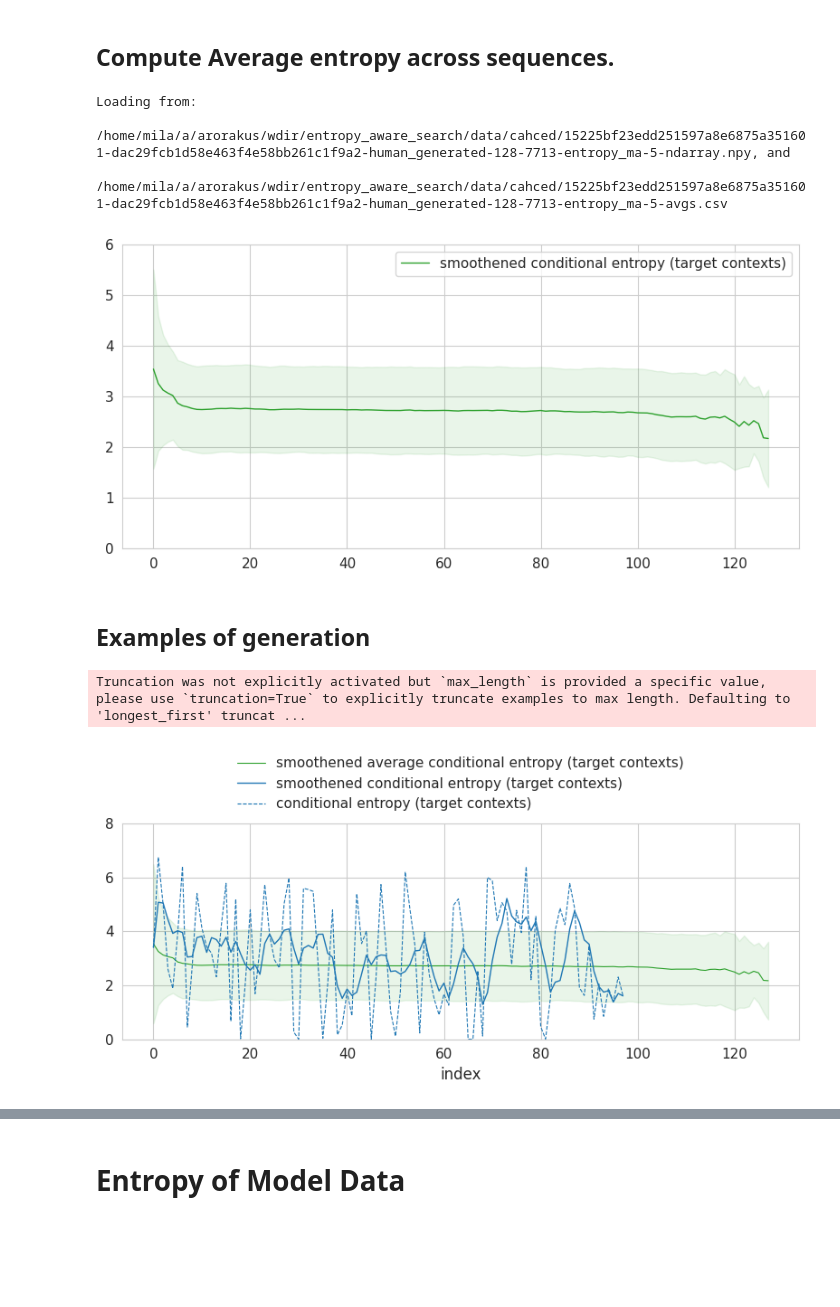
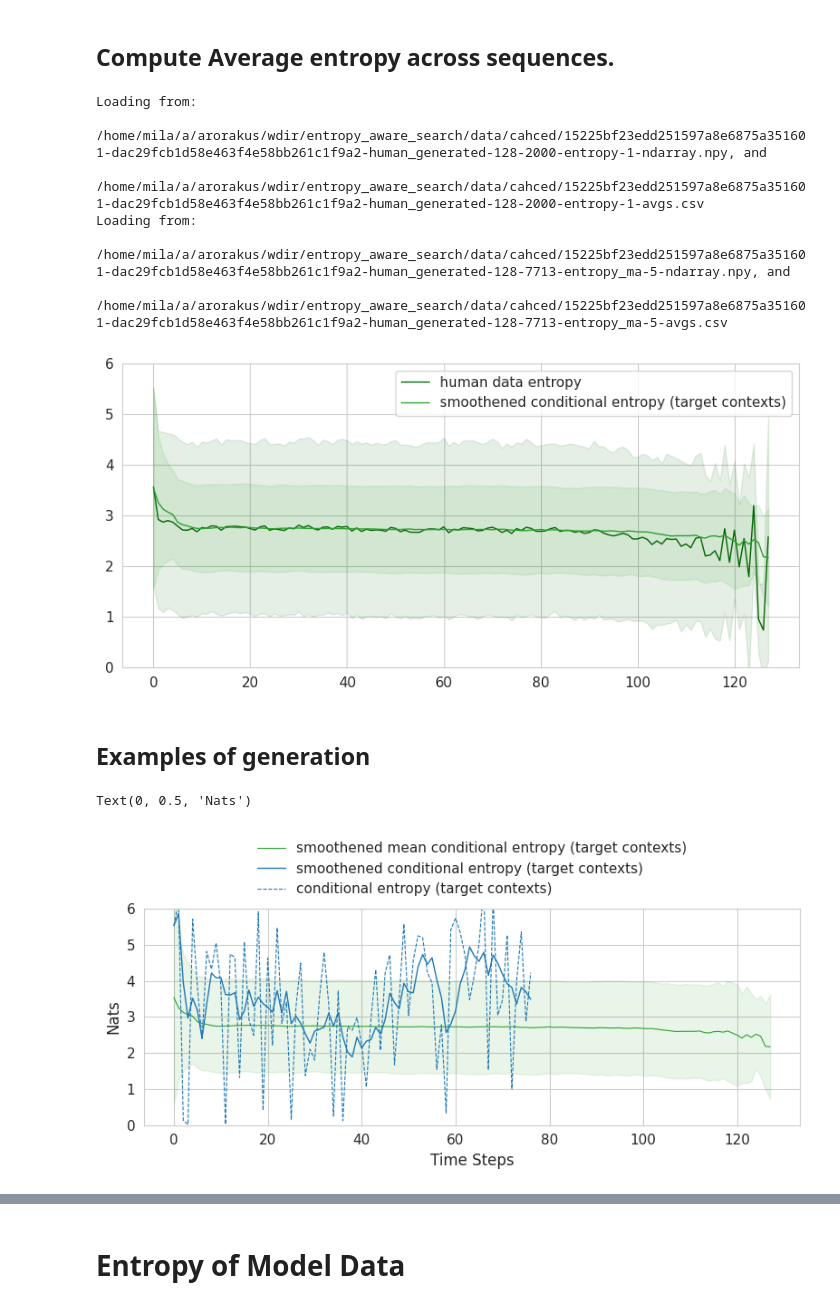
Before and after one commit to kushalarora/stable_entropy_hypothesis, a Jupyter notebook: text_completion/wiki/gpt2_wiki_prompt.ipynb, the cells around one changed output, grey strips where cells are left out. Cells and saved outputs as stored; diff of their text form; code cells hidden in the pictures; blank space fills up the shorter version.

```diff
--- a/text_completion/wiki/gpt2_wiki_prompt.ipynb
+++ b/text_completion/wiki/gpt2_wiki_prompt.ipynb
@@ -152,7 +160,7 @@ def print_sample(context, model_text, repeat_type='all'):
 # %%
 # Plot mean and std average entropy
 
-def plot_avg_entropies_mean_std(entropies, label, ax=None,  color='red', linewidth=1, std_dev=1):
+def plot_avg_entropies_mean_std(entropies, label=None, ax=None,  color='red', linewidth=1, std_dev=1):
     entropy_mean = np.ma.mean(entropies, axis=0)
     entropy_std = np.ma.std(entropies, axis=0)
     ax = sns.lineplot(y=entropy_mean, x=np.arange(len(entropy_mean)),
@@ -191,6 +216,8 @@ human_dataframe = pd.read_json(orig_wp, lines=True)\
 # %%
-human_datapoint = human_dataframe[human_dataframe['model_text'].str.len() > 110].iloc[5]
-print(human_datapoint.context)
+human_datapoint = human_dataframe[human_dataframe['model_text'].str.split().apply(len) > 40][human_dataframe['model_text'].str.split().apply(len) < 50].sample().iloc[0]
+print(human_datapoint.model_text)
 print()
 print_sample(human_datapoint.context, human_datapoint.model_text)
+
+len(human_datapoint['model_text'])
 # %% [output]
@@ -200,35 +228,39 @@ Despite the Mongol military success, the control of the borderlands remained con
 # %% [markdown]
 ## Compute Average entropy across sequences.
 # %%
-# human_avg_entropy_pd, human_entropies = compute_average_across_sequences(human_dataframe, gpt2_model, tokenizer, column_prefix='human_generated',  max_len=MAX_LEN, num_seq=NUM_SEQ, cache=True)
-human_avg_ma_entropy_pd, human_ma_entropies = compute_average_across_sequences(human_dataframe, gpt2_model, tokenizer, column_prefix='human_generated', width=WIDTH,  max_len=MAX_LEN, to_be_averaged='entropy_ma', num_seq=NUM_SEQ, cache=True)
+human_avg_entropy_pd, human_entropies = compute_average_across_sequences(human_dataframe, gpt2_model, tokenizer, column_prefix='human_generated',  max_len=MAX_LEN, num_seq=NUM_SEQ, cache=True)
+human_avg_ma_entropy_pd, human_ma_entropies = compute_average_across_sequences(human_dataframe, gpt2_model, tokenizer, column_prefix='human_generated', width=WIDTH,  max_len=MAX_LEN, to_be_averaged='entropy_ma', num_seq=7713, cache=True)
 # %% [output]
+Loading from:
+        /home/mila/a/arorakus/wdir/entropy_aware_search/data/cahced/15225bf23edd251597a8e6875a351601-dac29fcb1d58e463f4e58bb261c1f9a2-human_generated-128-2000-entropy-1-ndarray.npy, and
+        /home/mila/a/arorakus/wdir/entropy_aware_search/data/cahced/15225bf23edd251597a8e6875a351601-dac29fcb1d58e463f4e58bb261c1f9a2-human_generated-128-2000-entropy-1-avgs.csv
 Loading from:
         /home/mila/a/arorakus/wdir/entropy_aware_search/data/cahced/15225bf23edd251597a8e6875a351601-dac29fcb1d58e463f4e58bb261c1f9a2-human_generated-128-7713-entropy_ma-5-ndarray.npy, and
         /home/mila/a/arorakus/wdir/entropy_aware_search/data/cahced/15225bf23edd251597a8e6875a351601-dac29fcb1d58e463f4e58bb261c1f9a2-human_generated-128-7713-entropy_ma-5-avgs.csv
 # %%
 fig, ax = plt.subplots(figsize=(8,4), tight_layout=True)
-# plot_avg_entropies_mean_std(human_entropies, ax, 'human data entropy', color='darkgreen')
+plot_avg_entropies_mean_std(human_entropies, 'human data entropy', color='darkgreen')
 plot_avg_entropies_mean_std(human_ma_entropies, 'smoothened conditional entropy (target contexts)', ax=ax, color='tab:green', linewidth=1.0)
 # %% [output]
-[figure, old version]
+[figure, new version]
 # %% [markdown]
 ## Examples of generation
 # %%
 lpdh = process_datapoint(
     model=gpt2_model, tokenizer=tokenizer, datapoint=human_datapoint, width=WIDTH, max_len=MAX_LEN,
 )
-# %% [output]
-Truncation was not explicitly activated but `max_length` is provided a specific value, please use `truncation=True` to explicitly truncate examples to max length. Defaulting to 'longest_first' truncat ...
 # %%
 fig, ax = plt.subplots(figsize=(8,4), tight_layout=True)
 
-plot_avg_entropies_mean_std(human_ma_entropies, 'smoothened average conditional entropy (target contexts)', ax=ax, color='tab:green', std_dev=1.5, linewidth=0.8)
-lpdh.plot(x="index", y='entropy_ma', ylim=(0,8), ax=ax, color='tab:blue', linewidth=1.0, label="smoothened conditional entropy (target contexts)")
-lpdh.plot(x="index", y='entropy', ylim=(0,8), ax=ax, color='tab:blue', linewidth=0.8, label="conditional entropy (target contexts)", linestyle='dashed')
+plot_avg_entropies_mean_std(human_ma_entropies, 'smoothened mean conditional entropy (target contexts)', ax=ax, color='tab:green', std_dev=1.5, linewidth=0.8)
+lpdh.plot(x="index", y='entropy_ma',  ax=ax, color='tab:blue', linewidth=1.0, label="smoothened conditional entropy (target contexts)")
+lpdh.plot(x="index", y='entropy', ax=ax, color='tab:blue', linewidth=0.8, label="conditional entropy (target contexts)", linestyle='dashed')
 sns.move_legend(ax, "lower center", bbox_to_anchor=(.5, 1), ncol=1, title=None, frameon=False)
+ax.set_xlabel("Time Steps")
+ax.set_ylabel("Nats")
 # %% [output]
+Text(0, 0.5, 'Nats')
-[figure, old version]
+[figure, new version]
 # %%
 fig, ax = plt.subplots(figsize=(16, 5))
 # lpdh.plot.bar(x='index', y='is_lrep', ax=ax2, fill=True, rot='60')
```
Also changed, not shown: parts of 23 cells of this notebook, 27 other files.
